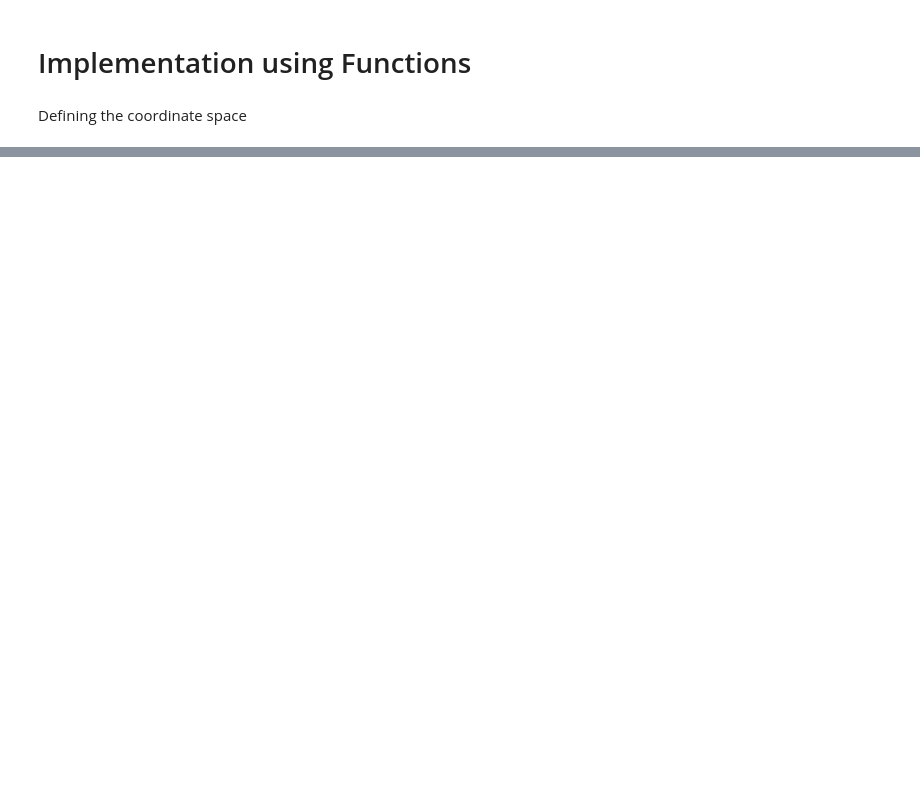
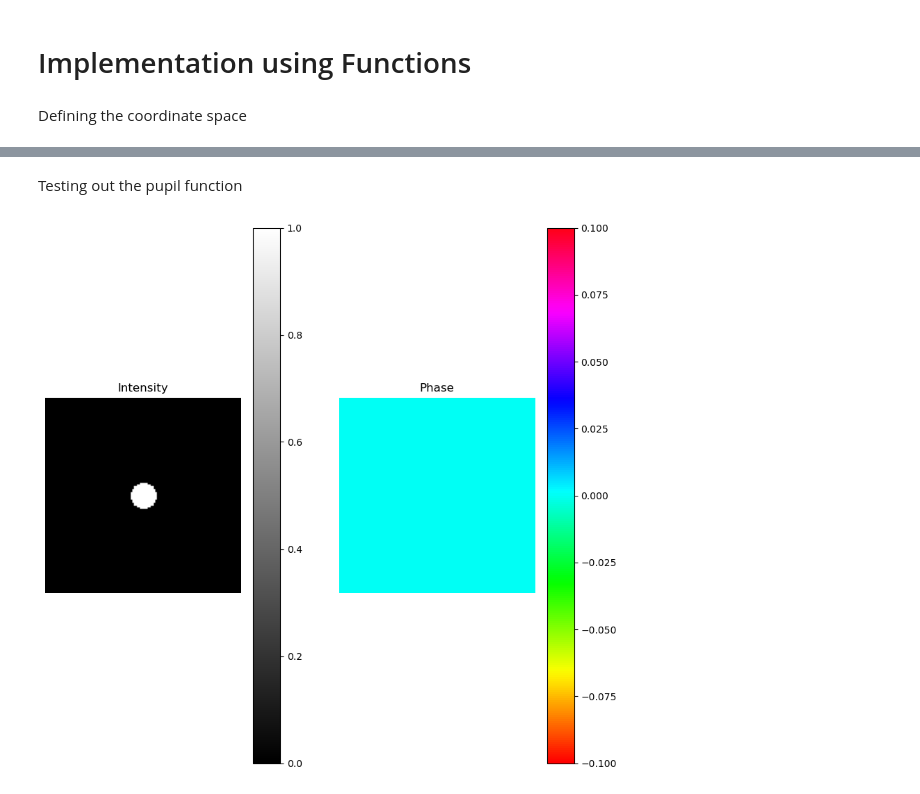
Before and after one commit to TareqJ1000/KnotSorter, a Jupyter notebook: OpticalModeSorter.ipynb, the cells around one changed output, grey strips where cells are left out. Drawn from its saved outputs; the diff is of its cells as text; code cells hidden in the pictures; blank space fills up the shorter version.

```diff
--- a/OpticalModeSorter.ipynb
+++ b/OpticalModeSorter.ipynb
@@ -278,0 +204,22 @@ def output_chan(X, Y,)
+# %%
+# Define the coordinate space
+
+la = 0.5*um
+k=(2*np.pi)/la  # [m^-1] wavenumber
+maxx = 1.5 * mm # Full length of the numerical window (m)
+N=128 # [Number of points per dimension]
+
+# Space definition
+dx = maxx/N
+dy = maxx/N
+
+#okay let's just say h here is dx or dy for now WLOG (WITH ... loss of generality)
+h = dx
+
+X = dx*(np.arange(N) - N //2)
+Y = dy*(np.arange(N) - N //2)
+
+print(X)
+
+xx,yy=np.meshgrid(X,Y);
+r, phi= cart2pol(xx,yy)
@@ -278,0 +244,7 @@ def output_chan(X, Y,)
+# %% [markdown]
+Testing out the pupil function
+# %%
+spotty = pupil_function(r, 0.1*mm)
+TotInt(spotty)
+# %% [output]
+[figure, added]
```
Also changed, not shown: parts of 52 cells of this notebook, 3 other files.
